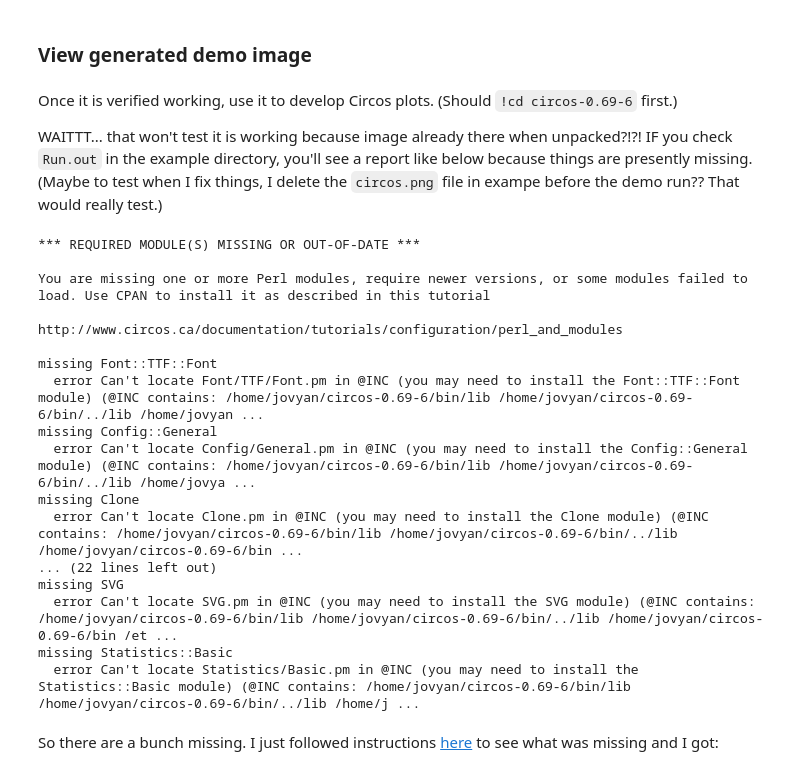
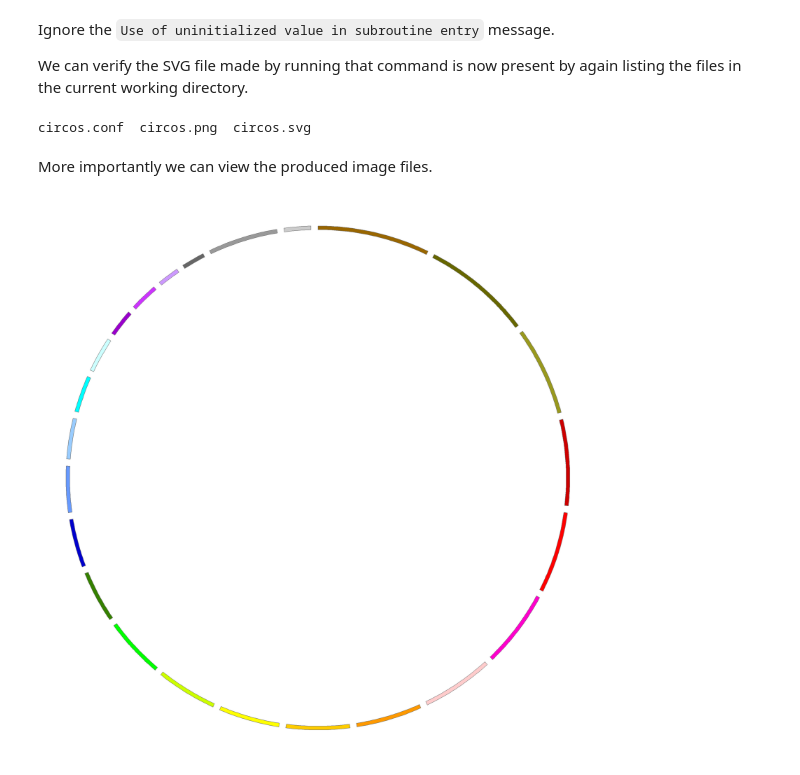
Before and after one commit to fomightez/circos-binder, a Jupyter notebook: notebooks/Quick_Start_Part1.ipynb, the cells around one changed output. Drawn from its saved outputs; the diff is of its cells as text; code cells hidden in the pictures.

```diff
--- a/notebooks/Quick_Start_Part1.ipynb
+++ b/notebooks/Quick_Start_Part1.ipynb
@@ -18,34 +167,15 @@ cd circos-0.69-6/example
-# %% [markdown]
-### View generated demo image
+# %% [markdown]
+Ignore the `Use of uninitialized value in subroutine entry` message.
+
+We can verify the SVG file made by running that command is now present by again listing the files in the current working directory.
+# %%
+ls
+# %% [output]
+circos.conf  circos.png  circos.svg
+# %% [markdown]
+More importantly we can view the produced image files.
 # %%
 from IPython.display import Image
-Image("circos-0.69-6/example/circos.png")
+Image("circos.png")
+# %% [output]
+[figure, added]
-# %% [markdown]
-Once it is verified working, use it to develop Circos plots. (Should `!cd circos-0.69-6` first.)
-
-WAITTT... that won't test it is working because image already there when unpacked?!?! IF you check `Run.out` in the example directory, you'll see a report like below because things are presently missing.
-(Maybe to test when I fix things, I delete the `circos.png` file in exampe before the demo run?? That would really test.)
-# %%
-%%bash
-cd circos-0.69-6/example
-../bin/circos
-# %% [output]
-*** REQUIRED MODULE(S) MISSING OR OUT-OF-DATE ***
-
-You are missing one or more Perl modules, require newer versions, or some modules failed to load. Use CPAN to install it as described in this tutorial
-
-http://www.circos.ca/documentation/tutorials/configuration/perl_and_modules
-
-missing Font::TTF::Font
-  error Can't locate Font/TTF/Font.pm in @INC (you may need to install the Font::TTF::Font module) (@INC contains: /home/jovyan/circos-0.69-6/bin/lib /home/jovyan/circos-0.69-6/bin/../lib /home/jovyan ...
-missing Config::General
-  error Can't locate Config/General.pm in @INC (you may need to install the Config::General module) (@INC contains: /home/jovyan/circos-0.69-6/bin/lib /home/jovyan/circos-0.69-6/bin/../lib /home/jovya ...
-missing Clone
-  error Can't locate Clone.pm in @INC (you may need to install the Clone module) (@INC contains: /home/jovyan/circos-0.69-6/bin/lib /home/jovyan/circos-0.69-6/bin/../lib /home/jovyan/circos-0.69-6/bin ...
-... (22 lines left out)
-missing SVG
-  error Can't locate SVG.pm in @INC (you may need to install the SVG module) (@INC contains: /home/jovyan/circos-0.69-6/bin/lib /home/jovyan/circos-0.69-6/bin/../lib /home/jovyan/circos-0.69-6/bin /et ...
-missing Statistics::Basic
-  error Can't locate Statistics/Basic.pm in @INC (you may need to install the Statistics::Basic module) (@INC contains: /home/jovyan/circos-0.69-6/bin/lib /home/jovyan/circos-0.69-6/bin/../lib /home/j ...
-# %% [markdown]
-So there are a bunch missing. I just followed instructions [here](http://circos.ca/tutorials/lessons/configuration/distribution_and_installation/) to see what was missing and I got:
```
Also changed, not shown: parts of 22 cells of this notebook, 1 other file.
